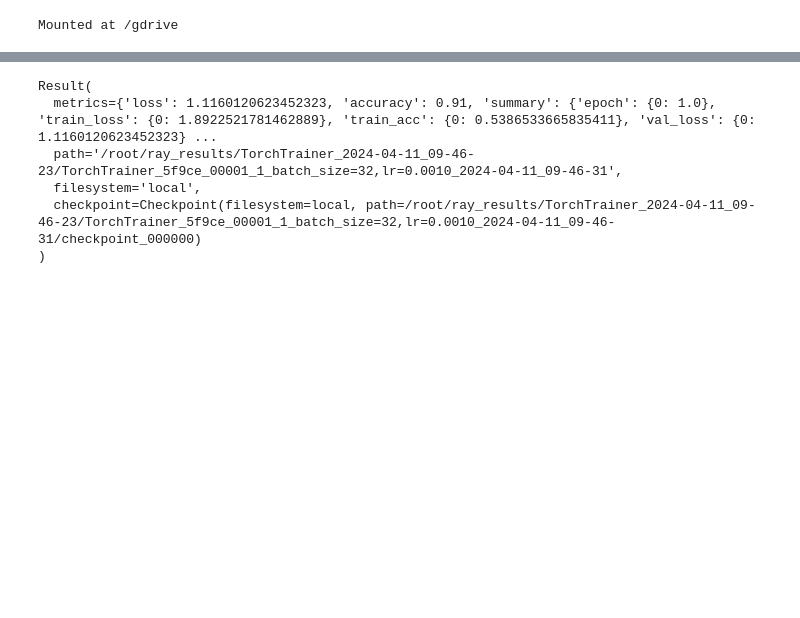
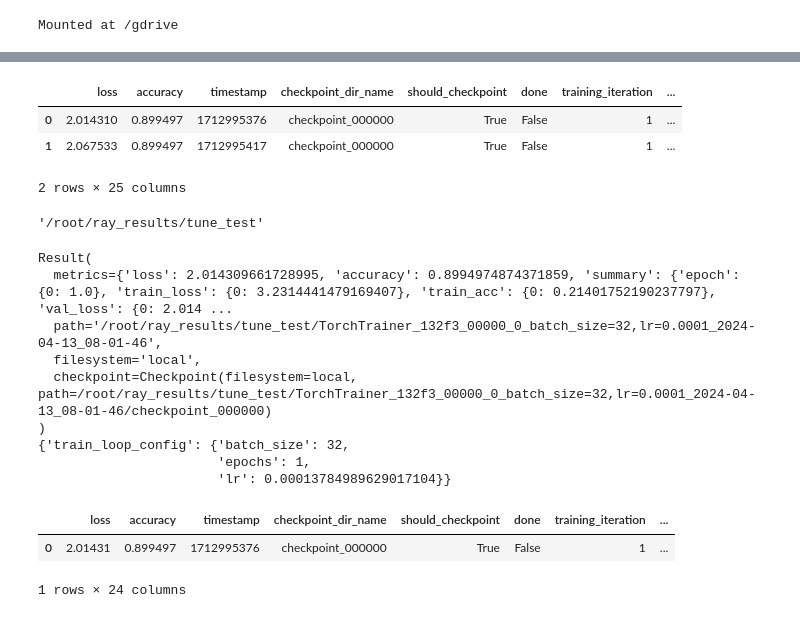
Before and after one commit to GiuliaPais/ProjectCIRI, a Jupyter notebook: code/004_giuliatest_ProjectCIRI.ipynb, the cells around one changed output, grey strips where cells are left out. Saved outputs shown, nothing was run; the diff lists cells and outputs as text; code cells hidden in the pictures; blank space fills up the shorter version.

```diff
--- a/code/004_giuliatest_ProjectCIRI.ipynb
+++ b/code/004_giuliatest_ProjectCIRI.ipynb
@@ -49,8 +46,8 @@ ciri_trainer = CIRI_trainer(model=selected_model,
 # %%
 param_space = {
     "epochs": 1,
-    "batch_size": tune.grid_search([16, 32, 64]),
+    "batch_size": tune.choice([16, 32, 64]),
     "lr": tune.loguniform(1e-4, 1e-2)
 }
-ciri_trainable = ciri_trainer.get_trainer(run_name="test_tuning",
-                                     as_trainable=True)
+# ciri_trainable = ciri_trainer.get_trainer(run_name="test_tuning",
+#                                      as_trainable=True)
@@ -58,6 +57,6 @@ ciri_trainable = ciri_trainer.get_trainer(run_name="test_tuning",
 results = ciri_trainer.tune_hyperparams(
 	run_name="tune_test",
 	param_space=param_space,
-	num_samples=5
+	num_samples=2
 )
 # %% [output]
@@ -180,9 +178,33 @@ Logical resource usage: 2.0/2 CPUs, 0/0 GPUs
+# %%
+results.get_dataframe()
+# %% [output]
+|  | loss | accuracy | timestamp | checkpoint_dir_name | should_checkpoint | done | training_iteration | ... |
+| 0 | 2.014310 | 0.899497 | 1712995376 | checkpoint_000000 | True | False | 1 | ... |
+| 1 | 2.067533 | 0.899497 | 1712995417 | checkpoint_000000 | True | False | 1 | ... |
+2 rows × 25 columns
+# %%
+results.experiment_path
+# %% [output]
+'/root/ray_results/tune_test'
 # %%
-results.get_best_result(metric="accuracy", mode="max")
+best = results.get_best_result(metric='accuracy', mode='max')
+print(best)
+
+from pprint import pprint
+pprint(best.config)
 # %% [output]
 Result(
-  metrics={'loss': 1.1160120623452323, 'accuracy': 0.91, 'summary': {'epoch': {0: 1.0}, 'train_loss': {0: 1.8922521781462889}, 'train_acc': {0: 0.5386533665835411}, 'val_loss': {0: 1.1160120623452323} ...
-  path='/root/ray_results/TorchTrainer_2024-04-11_09-46-23/TorchTrainer_5f9ce_00001_1_batch_size=32,lr=0.0010_2024-04-11_09-46-31',
+  metrics={'loss': 2.014309661728995, 'accuracy': 0.8994974874371859, 'summary': {'epoch': {0: 1.0}, 'train_loss': {0: 3.2314441479169407}, 'train_acc': {0: 0.21401752190237797}, 'val_loss': {0: 2.014 ...
+  path='/root/ray_results/tune_test/TorchTrainer_132f3_00000_0_batch_size=32,lr=0.0001_2024-04-13_08-01-46',
   filesystem='local',
-  checkpoint=Checkpoint(filesystem=local, path=/root/ray_results/TorchTrainer_2024-04-11_09-46-23/TorchTrainer_5f9ce_00001_1_batch_size=32,lr=0.0010_2024-04-11_09-46-31/checkpoint_000000)
+  checkpoint=Checkpoint(filesystem=local, path=/root/ray_results/tune_test/TorchTrainer_132f3_00000_0_batch_size=32,lr=0.0001_2024-04-13_08-01-46/checkpoint_000000)
 )
+{'train_loop_config': {'batch_size': 32,
+                       'epochs': 1,
+                       'lr': 0.00013784989629017104}}
+# %%
+best.metrics_dataframe
+# %% [output]
+|  | loss | accuracy | timestamp | checkpoint_dir_name | should_checkpoint | done | training_iteration | ... |
+| 0 | 2.01431 | 0.899497 | 1712995376 | checkpoint_000000 | True | False | 1 | ... |
+1 rows × 24 columns
```
Also changed, not shown: parts of 14 cells of this notebook, 7 other files.
